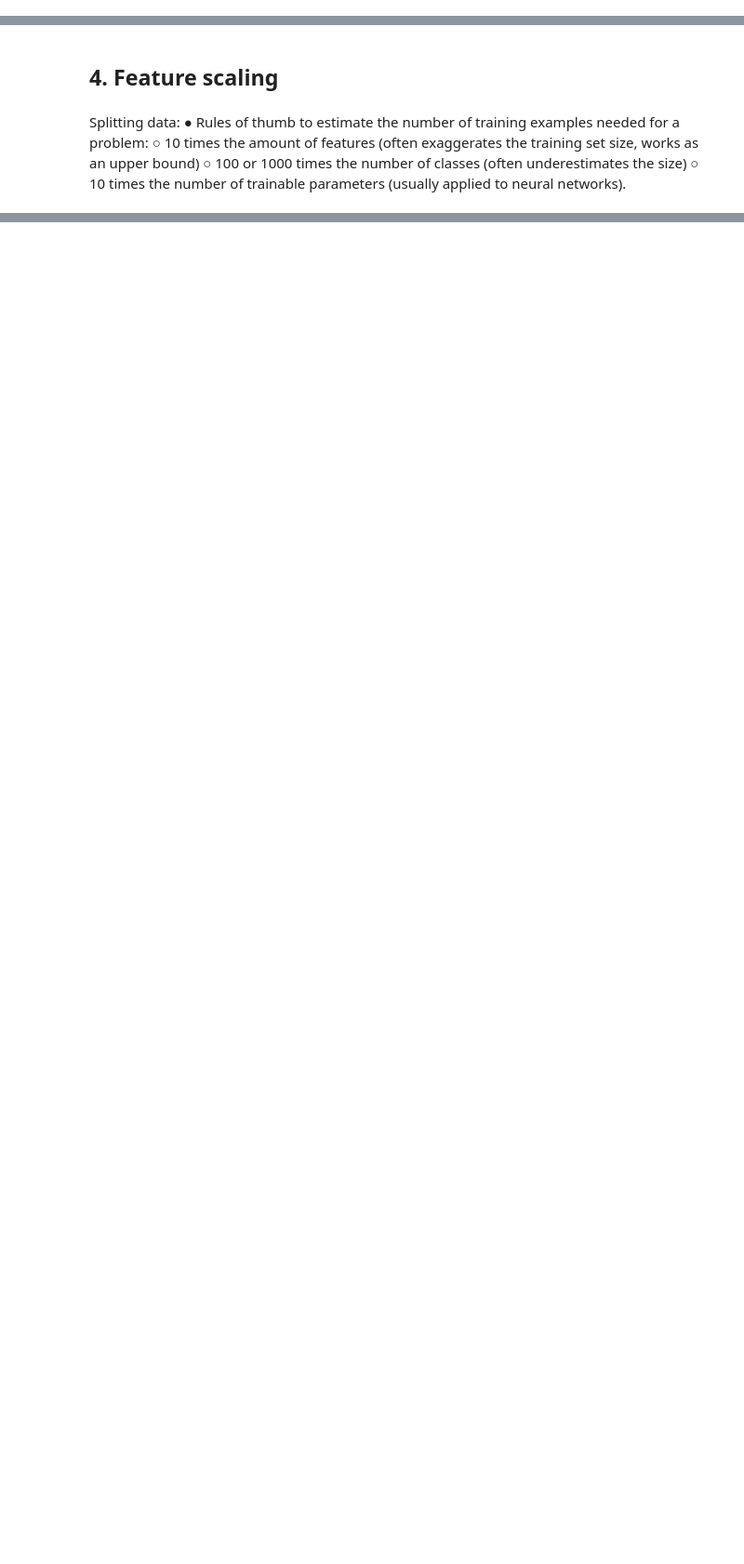
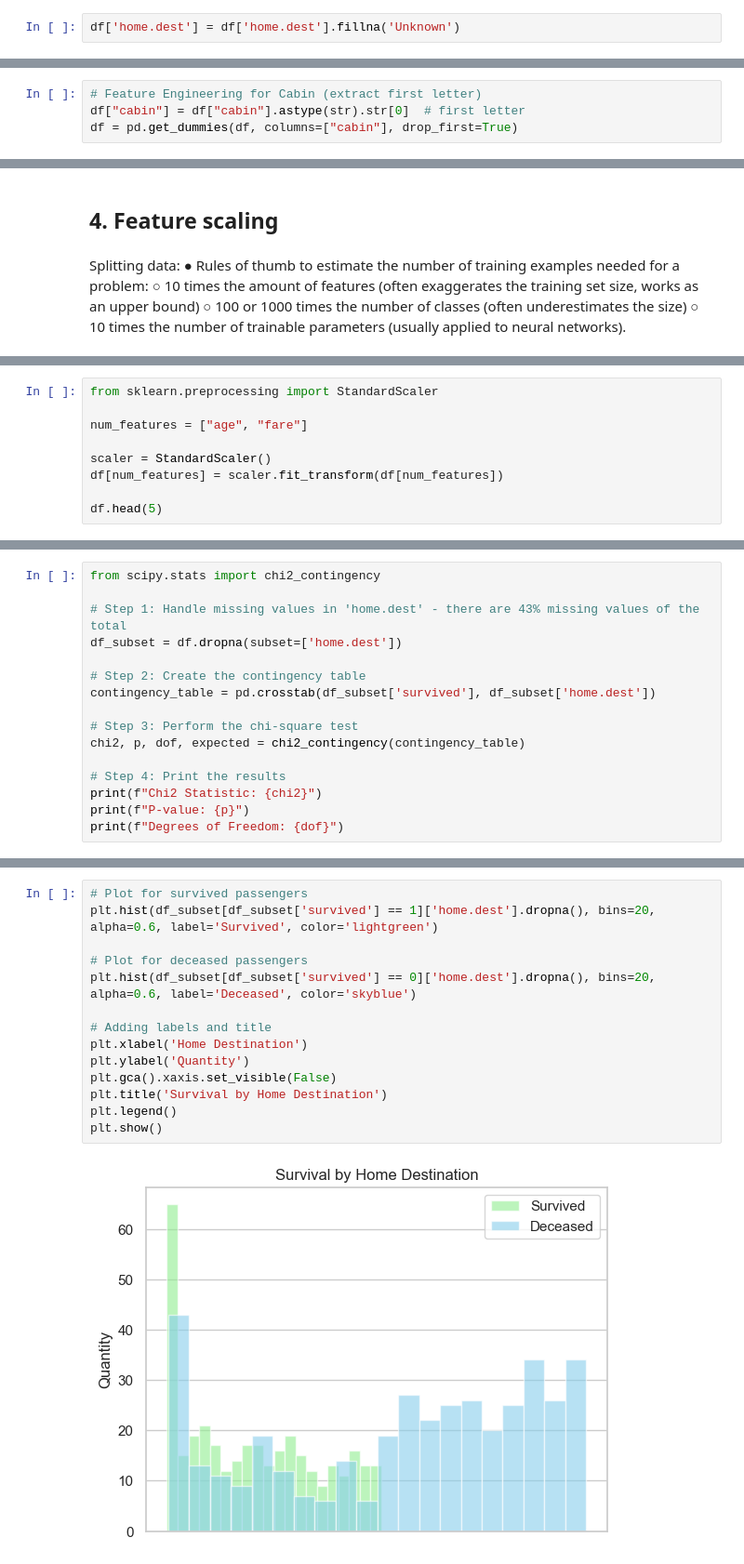
Before and after one commit to fedecaselli/ML-fundamentals-2025, a Jupyter notebook: AssignmentI/assignment_1_<Federica_Caselli[Caselli]>.ipynb, the cells around one changed output, grey strips where cells are left out. Shown: that part at 93% size. Saved outputs shown, nothing was run; the diff lists cells and outputs as text; blank space fills up the shorter version.

```diff
--- a/AssignmentI/assignment_1_<Federica_Caselli[Caselli]>.ipynb
+++ b/AssignmentI/assignment_1_<Federica_Caselli[Caselli]>.ipynb
@@ -399,3 +474,5 @@ df['fare'] = df['fare'].fillna(median_fare)
+# %%
+df['home.dest'] = df['home.dest'].fillna('Unknown')
 # %%
 df.isnull().sum()
 # %% [output]
@@ -442,0 +586,4 @@ Learning Curves
+# %%
+# Feature Engineering for Cabin (extract first letter)
+df["cabin"] = df["cabin"].astype(str).str[0]  # first letter
+df = pd.get_dummies(df, columns=["cabin"], drop_first=True)
@@ -450,0 +641,9 @@ Splitting data:
+# %%
+from sklearn.preprocessing import StandardScaler
+
+num_features = ["age", "fare"]
+
+scaler = StandardScaler()
+df[num_features] = scaler.fit_transform(df[num_features])
+
+df.head(5)
@@ -450,0 +666,16 @@ Splitting data:
+# %%
+from scipy.stats import chi2_contingency
+
+# Step 1: Handle missing values in 'home.dest' - there are 43% missing values of the total
+df_subset = df.dropna(subset=['home.dest'])
+
+# Step 2: Create the contingency table
+contingency_table = pd.crosstab(df_subset['survived'], df_subset['home.dest'])
+
+# Step 3: Perform the chi-square test
+chi2, p, dof, expected = chi2_contingency(contingency_table)
+
+# Step 4: Print the results
+print(f"Chi2 Statistic: {chi2}")
+print(f"P-value: {p}")
+print(f"Degrees of Freedom: {dof}")
@@ -450,0 +686,16 @@ Splitting data:
+# %%
+# Plot for survived passengers
+plt.hist(df_subset[df_subset['survived'] == 1]['home.dest'].dropna(), bins=20, alpha=0.6, label='Survived', color='lightgreen')
+
+# Plot for deceased passengers
+plt.hist(df_subset[df_subset['survived'] == 0]['home.dest'].dropna(), bins=20, alpha=0.6, label='Deceased', color='skyblue')
+
+# Adding labels and title
+plt.xlabel('Home Destination')
+plt.ylabel('Quantity')
+plt.gca().xaxis.set_visible(False)
+plt.title('Survival by Home Destination')
+plt.legend()
+plt.show()
+# %% [output]
+[figure, added]
```
Also changed, not shown: parts of 49 cells of this notebook.
